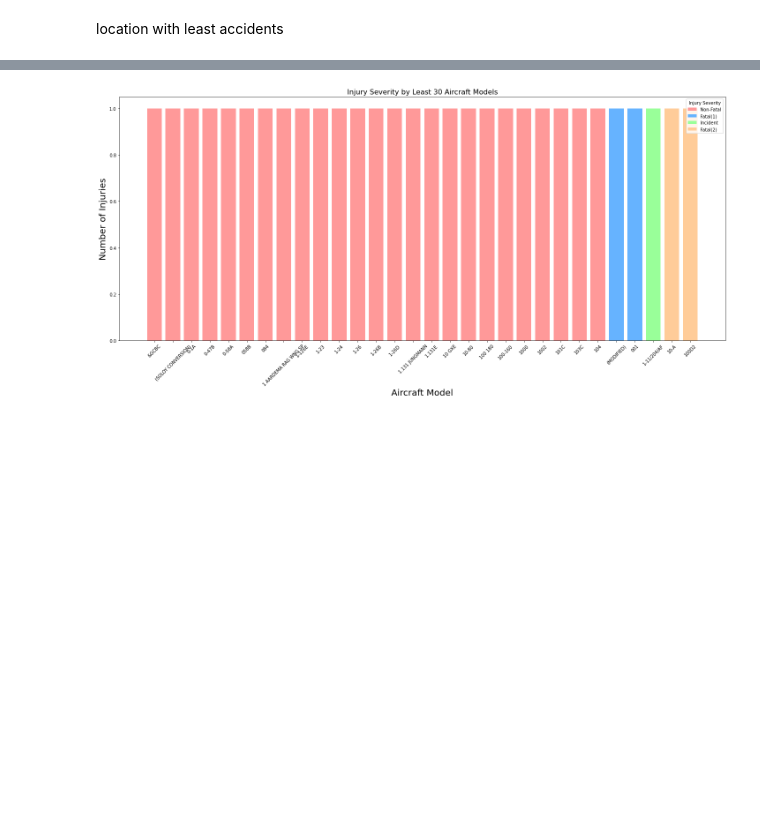
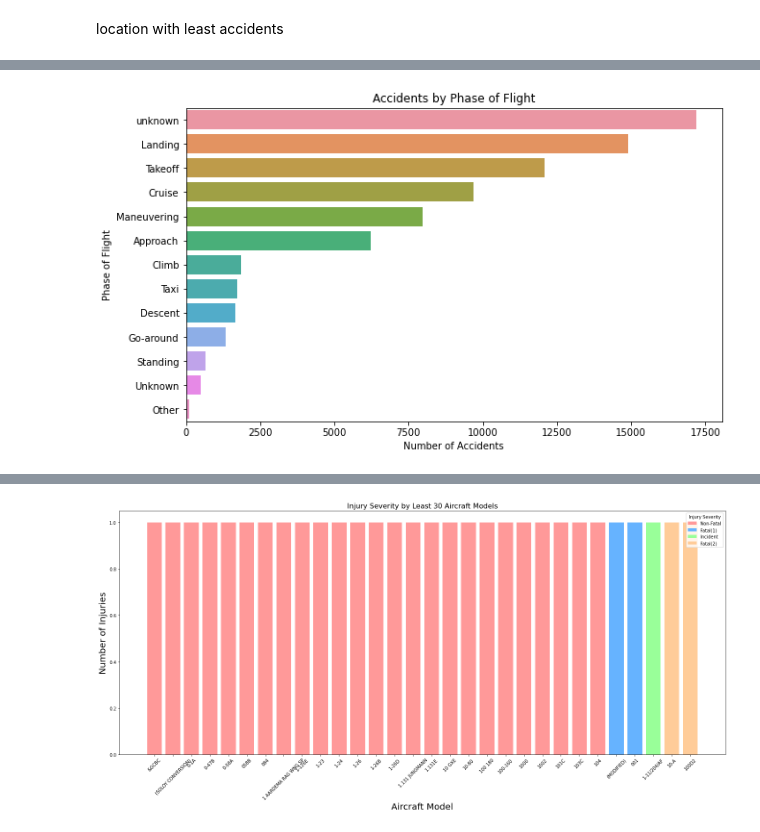
Before and after one commit to Yash-source-dev/dsc-phase-1-project-v3, a Jupyter notebook: student.ipynb, the cells around one changed output, grey strips where cells are left out. Saved outputs shown, nothing was run; the diff lists cells and outputs as text; code cells hidden in the pictures; blank space fills up the shorter version.

```diff
--- a/student.ipynb
+++ b/student.ipynb
@@ -371,0 +440,7 @@ plt.show()
+# %%
+# The code is supposed to group by the phase of flight and counting accidents
+accidents_by_phase = df.groupby('Broad.phase.of.flight')['Event.Id'].count().reset_index()
+accidents_by_phase.columns = ['Broad.phase.of.flight', 'Accident_Count']
+accidents_by_phase.sort_values(by='Accident_Count', ascending=False, inplace=True)
+
+print(accidents_by_phase)
@@ -371,0 +557,12 @@ plt.show()
+# %%
+
+
+# Plotting the accidents by phase of flight
+plt.figure(figsize=(10, 6))
+sns.barplot(x='Accident_Count', y='Broad.phase.of.flight', data=accidents_by_phase)
+plt.title('Accidents by Phase of Flight')
+plt.xlabel('Number of Accidents')
+plt.ylabel('Phase of Flight')
+plt.show()
+# %% [output]
+[figure, added]
```
Also changed, not shown: parts of 32 cells of this notebook.
